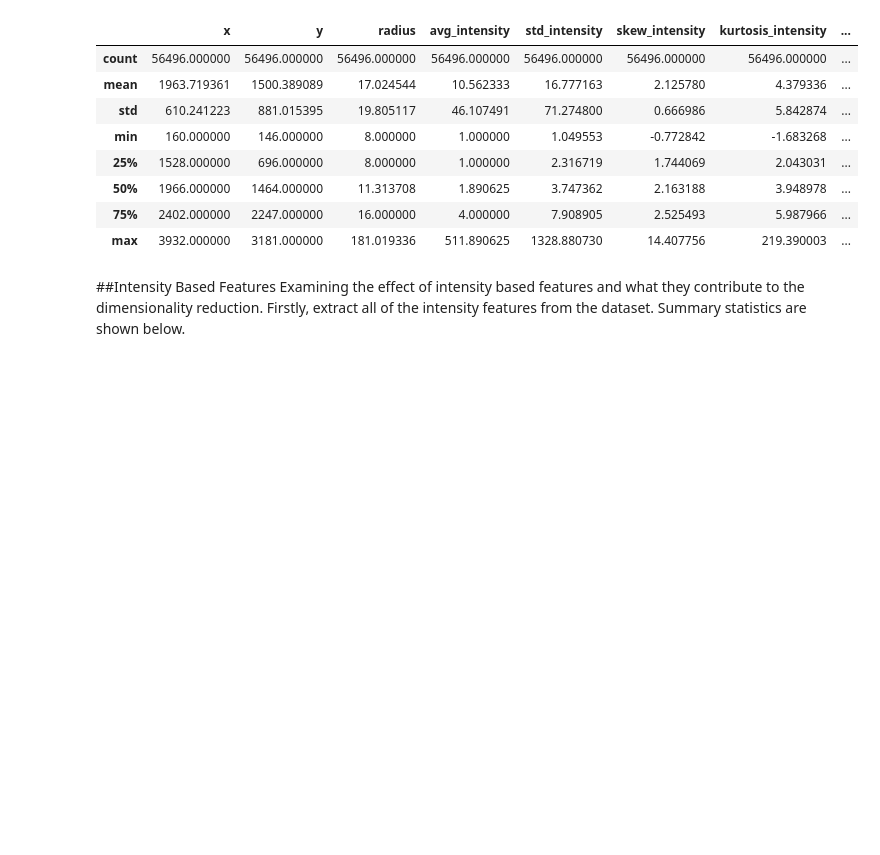
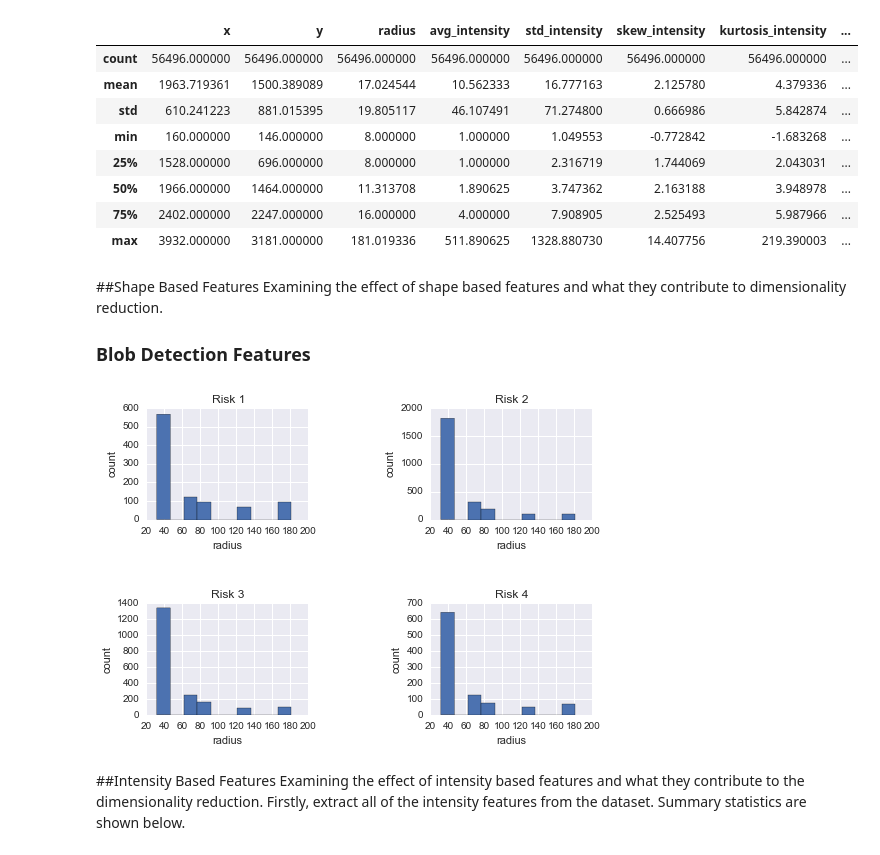
Before and after one commit to samueljackson92/major-project, a Jupyter notebook: notebooks/Feature Analysis.ipynb, the cells around one changed output. Saved outputs shown, nothing was run; the diff lists cells and outputs as text; code cells hidden in the pictures; blank space fills up the shorter version.

```diff
--- a/notebooks/Feature Analysis.ipynb
+++ b/notebooks/Feature Analysis.ipynb
@@ -18,6 +18,18 @@ raw.describe()
 | 50% | 1966.000000 | 1464.000000 | 11.313708 | 1.890625 | 3.747362 | 2.163188 | 3.948978 | ... |
 | 75% | 2402.000000 | 2247.000000 | 16.000000 | 4.000000 | 7.908905 | 2.525493 | 5.987966 | ... |
 | max | 3932.000000 | 3181.000000 | 181.019336 | 511.890625 | 1328.880730 | 14.407756 | 219.390003 | ... |
+# %% [markdown]
+##Shape Based Features
+Examining the effect of shape based features and what they contribute to dimensionality reduction.
+
+### Blob Detection Features
+# %%
+[g['radius'].describe() for i, g in raw.groupby('class')]
+
+r = raw[raw['radius']>30]
+mia.plotting.plot_risk_classes(r, 'radius')
+# %% [output]
+[figure, added]
 # %% [markdown]
 ##Intensity Based Features
 Examining the effect of intensity based features and what they contribute to the dimensionality reduction. Firstly, extract all of the intensity features from the dataset. Summary statistics are shown below.
```
Also changed, not shown: 7 other files.
